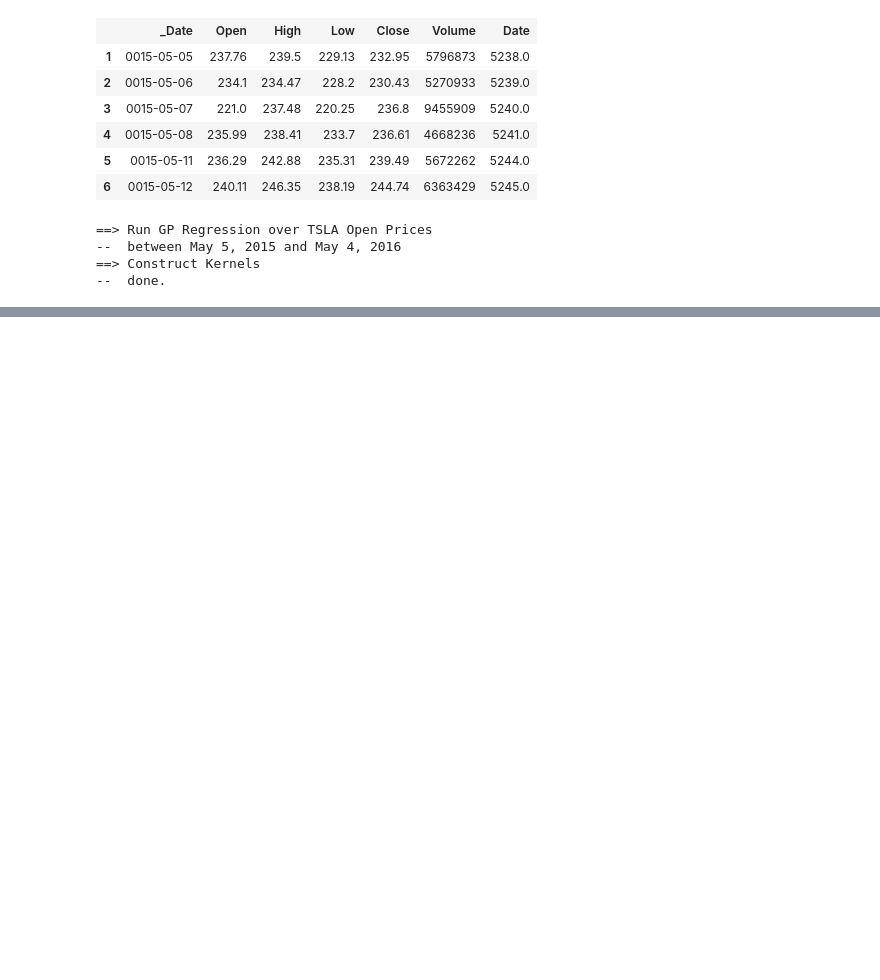
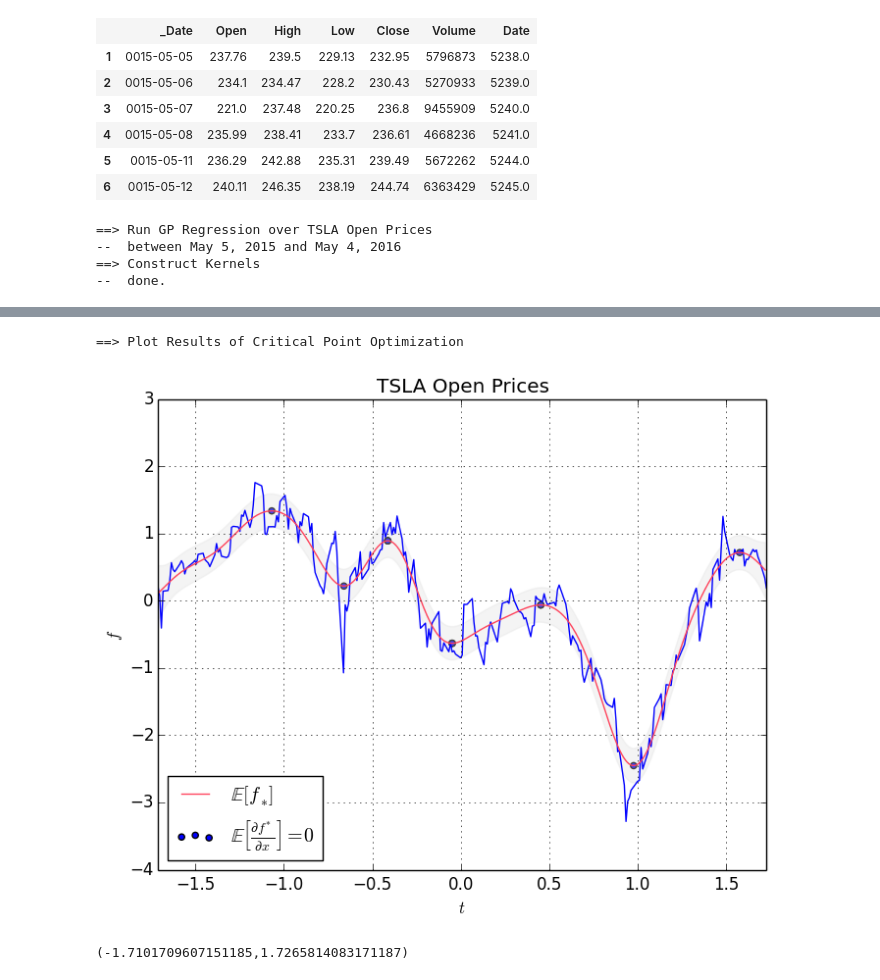
Before and after one commit to cdipaolo/inflection, a Jupyter notebook: notebooks/1.0-gp-regression.ipynb, the cells around one changed output, grey strips where cells are left out. Cells and saved outputs as stored; diff of their text form; code cells hidden in the pictures; blank space fills up the shorter version.

```diff
--- a/notebooks/1.0-gp-regression.ipynb
+++ b/notebooks/1.0-gp-regression.ipynb
@@ -339,0 +465,23 @@ xlim(minimum(t), maximum(t))
+# %%
+println("==> Plot Results of Critical Point Optimization")
+
+t_opt  = unique(t_opt[!isnan(t_opt)])
+f_opt  = K(se, t, t_opt)'*α
+∇f_opt = d_K(se, t, t_opt)'*α
+
+plot(t,tsla)
+plot(t_, μ, label="\$\\mathbb{E}[f_*]\$", color="#FF425B")
+scatter(t_opt, f_opt, label="\$\\mathbb{E}\\left[\\frac{\\partial f^*}{\\partial x}\\right] = 0\$")
+
+fill_between(t_, μ-2σ, μ+2σ, color="#dddddd", alpha=0.3)
+title("TSLA Open Prices")
+xlabel("\$t\$")
+ylabel("\$f\$")
+legend(loc="lower left")
+
+grid()
+xlim(minimum(t), maximum(t))
+# %% [output]
+==> Plot Results of Critical Point Optimization
+[figure, added]
+(-1.7101709607151185,1.7265814083171187)
```
Also changed, not shown: parts of 15 cells of this notebook.
